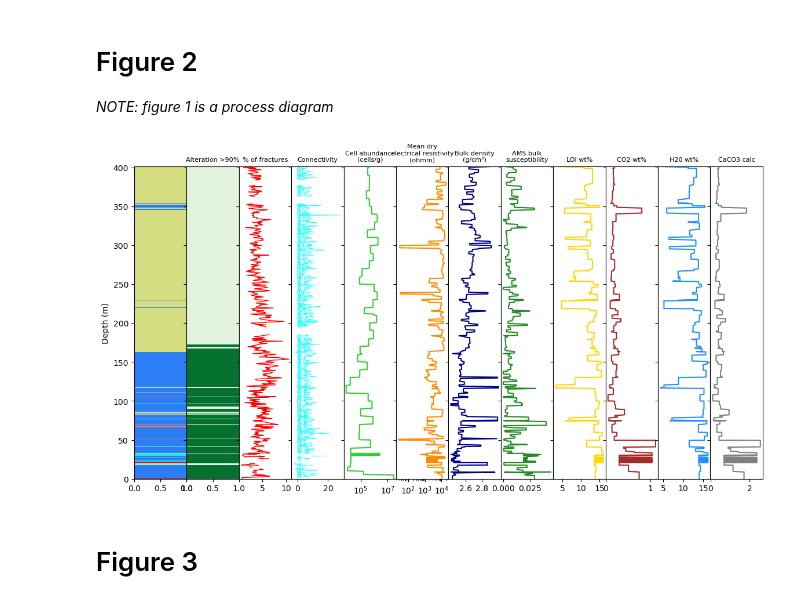
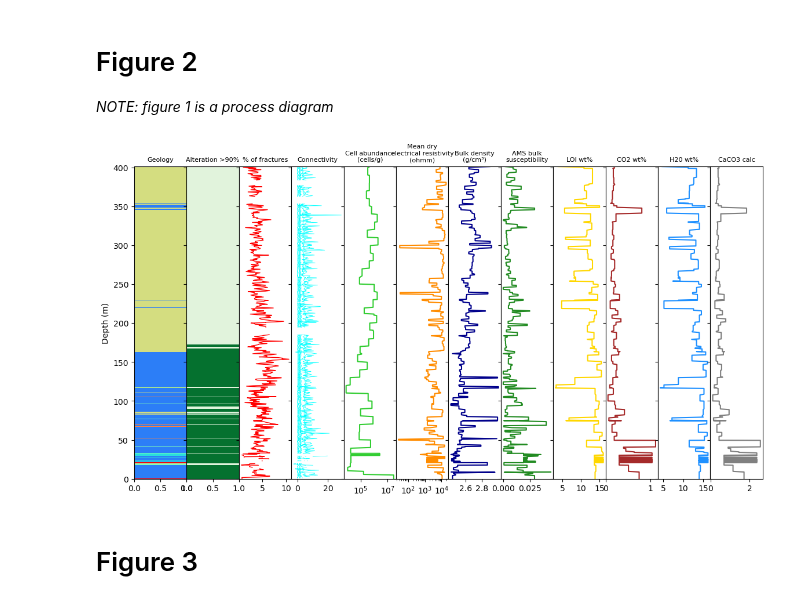
Before and after one commit to SerpRateAI/AI-pipeline-boreholes, a Jupyter notebook: paper-figures.ipynb, the cells around one changed output. Drawn from its saved outputs; the diff is of its cells as text; code cells hidden in the pictures.

Commit message:
added title to geology column

```diff
--- a/paper-figures.ipynb
+++ b/paper-figures.ipynb
@@ -111,6 +111,7 @@ fig, ax = plt.subplots(1, 12, figsize=(14, 7), sharey=True)
 y = fig2_df.TOP_DEPTH
 
 ax[0].pcolormesh(xx, yy, Z[:-1], vmin=0, vmax=6, cmap='rainbow', shading='auto')
+ax[0].set_title('Geology', fontsize=8)
 
 alt_df = fig2_df[['Alteration_dummies_>90%', 'TOP_DEPTH']].copy()
 alt_df.dropna(inplace=True)
@@ -132,34 +133,34 @@ ax[4].set_title('Cell abundance\n(cells/g)', fontsize=8)
 ax[5].plot(fig2_df['Mean dry electrical Resistivity (ohmm)'], y, color='darkorange')
 ax[5].set_xscale('log')
 ax[5].set_title('Mean dry\nelectrical resistivity\n(ohmm)', fontsize=8)
 
 ax[6].plot(fig2_df['Bulk density (g/cm³)'], y, color='darkblue')
 ax[6].set_title('Bulk density\n(g/cm³)', fontsize=8)
 ax[6].set_xticks([2.6, 2.8])
 
 ax[7].plot(fig2_df['AMS bulk susceptibility'], y, color='forestgreen')
 ax[7].set_title('AMS bulk\nsusceptibility', fontsize=8)
 
 ax[8].plot(fig2_df['LOI wt%'], y, color='gold')
 ax[8].set_title('LOI wt%', fontsize=8)
 
 ax[9].plot(fig2_df['CO2 wt%'], y, color='brown')
 ax[9].set_title('CO2 wt%', fontsize=8)
 
 ax[10].plot(fig2_df['H20 wt%'], y, color='dodgerblue')
 ax[10].set_title('H20 wt%', fontsize=8)
 
 ax[11].plot(fig2_df['CaCO3 calc'], y, color='grey')
 ax[11].set_title('CaCO3 calc', fontsize=8)
 
 # ax[0].set_ylim(405, -5)
 ax[0].set_ylabel('Depth (m)')
 fig.subplots_adjust(wspace=0, hspace=0)
 
 # plt.tight_layout()
 fig.savefig('fig2.pdf', bbox_inches='tight')
 # %% [output]
-[figure, old version]
+[figure, new version]
 # %% [markdown]
 # Figure 3
 # %%
```
Also changed, not shown: 1 other file.
